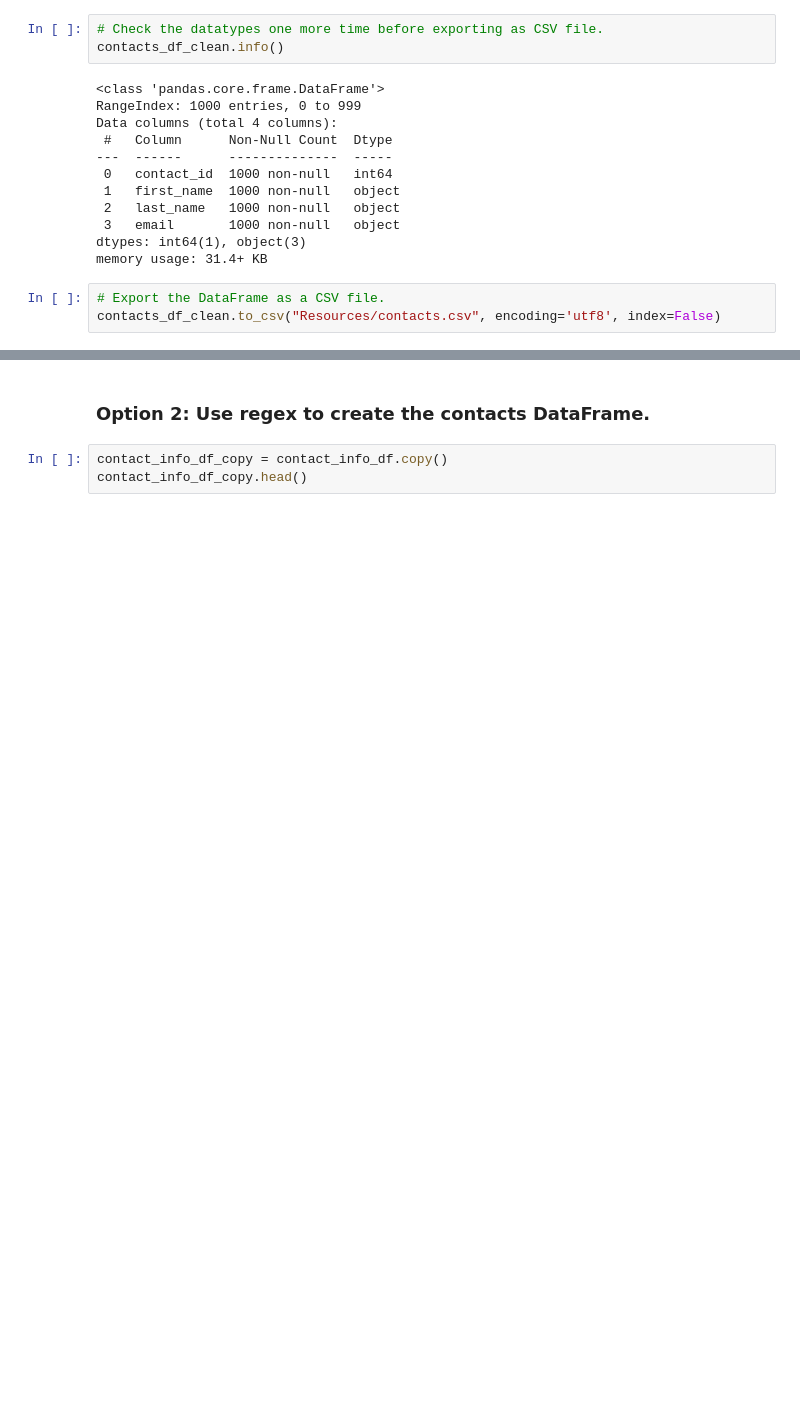
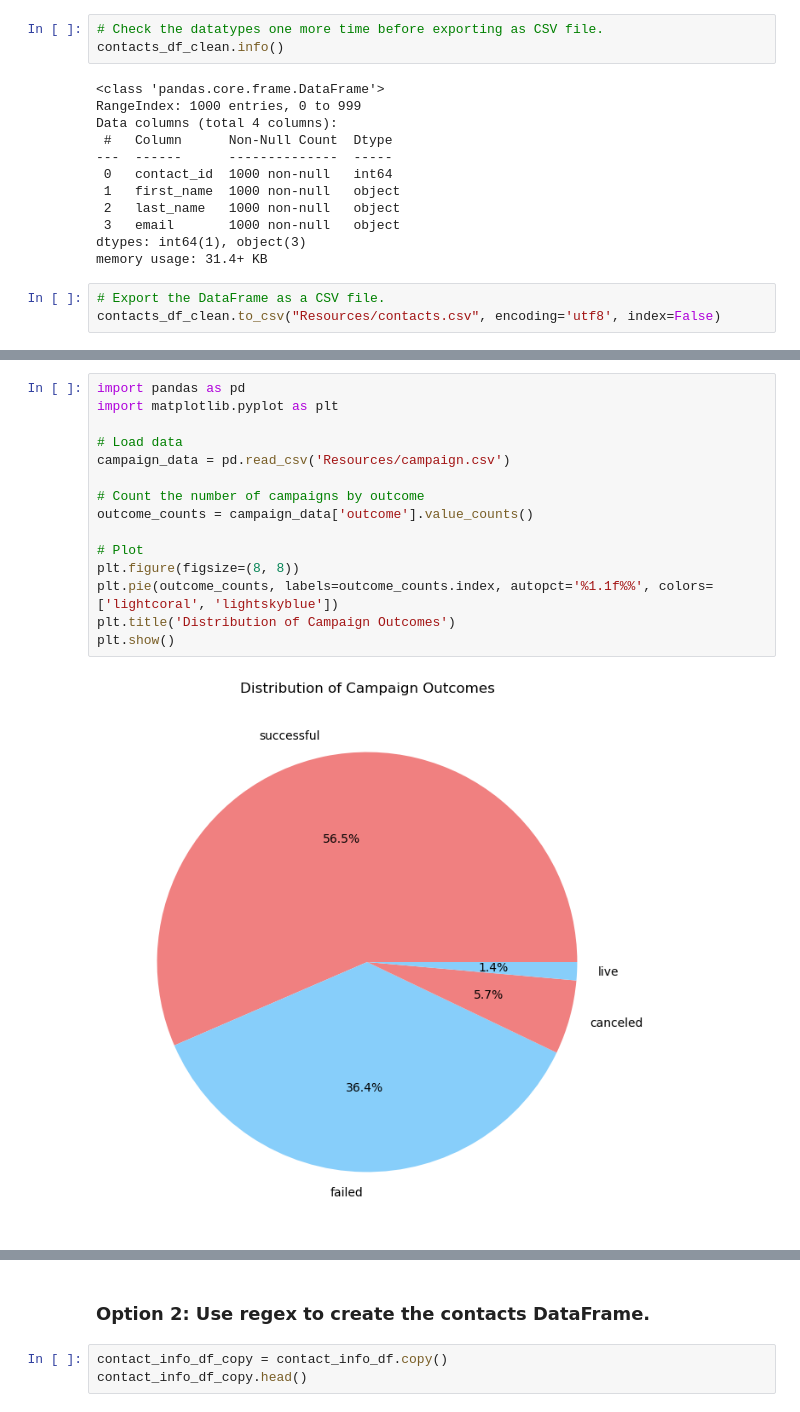
Before and after one commit to agsanchez2022/Crowdfunding_ETL, a Jupyter notebook: ETL_Mini_Project.ipynb, the cells around one changed output, grey strips where cells are left out. Drawn from its saved outputs; the diff is of its cells as text; blank space fills up the shorter version.

```diff
--- a/ETL_Mini_Project.ipynb
+++ b/ETL_Mini_Project.ipynb
@@ -420,0 +448,17 @@ contacts_df_clean.to_csv("Resources/contacts.csv", encoding='utf8', index=False)
+# %%
+import pandas as pd
+import matplotlib.pyplot as plt
+
+# Load data
+campaign_data = pd.read_csv('Resources/campaign.csv')
+
+# Count the number of campaigns by outcome
+outcome_counts = campaign_data['outcome'].value_counts()
+
+# Plot
+plt.figure(figsize=(8, 8))
+plt.pie(outcome_counts, labels=outcome_counts.index, autopct='%1.1f%%', colors=['lightcoral', 'lightskyblue'])
+plt.title('Distribution of Campaign Outcomes')
+plt.show()
+# %% [output]
+[figure, added]
```
Also changed, not shown: parts of 4 cells of this notebook.
